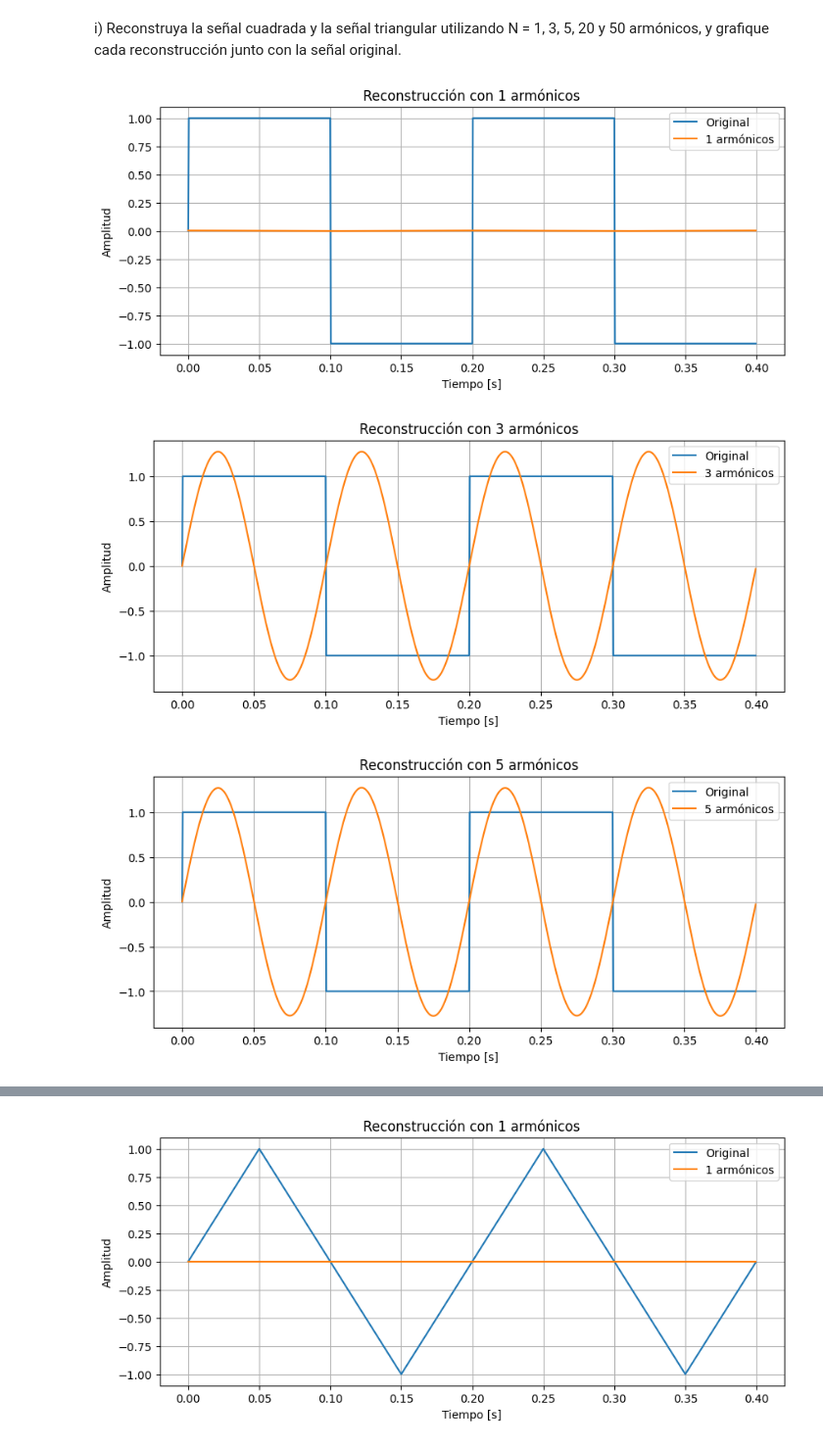
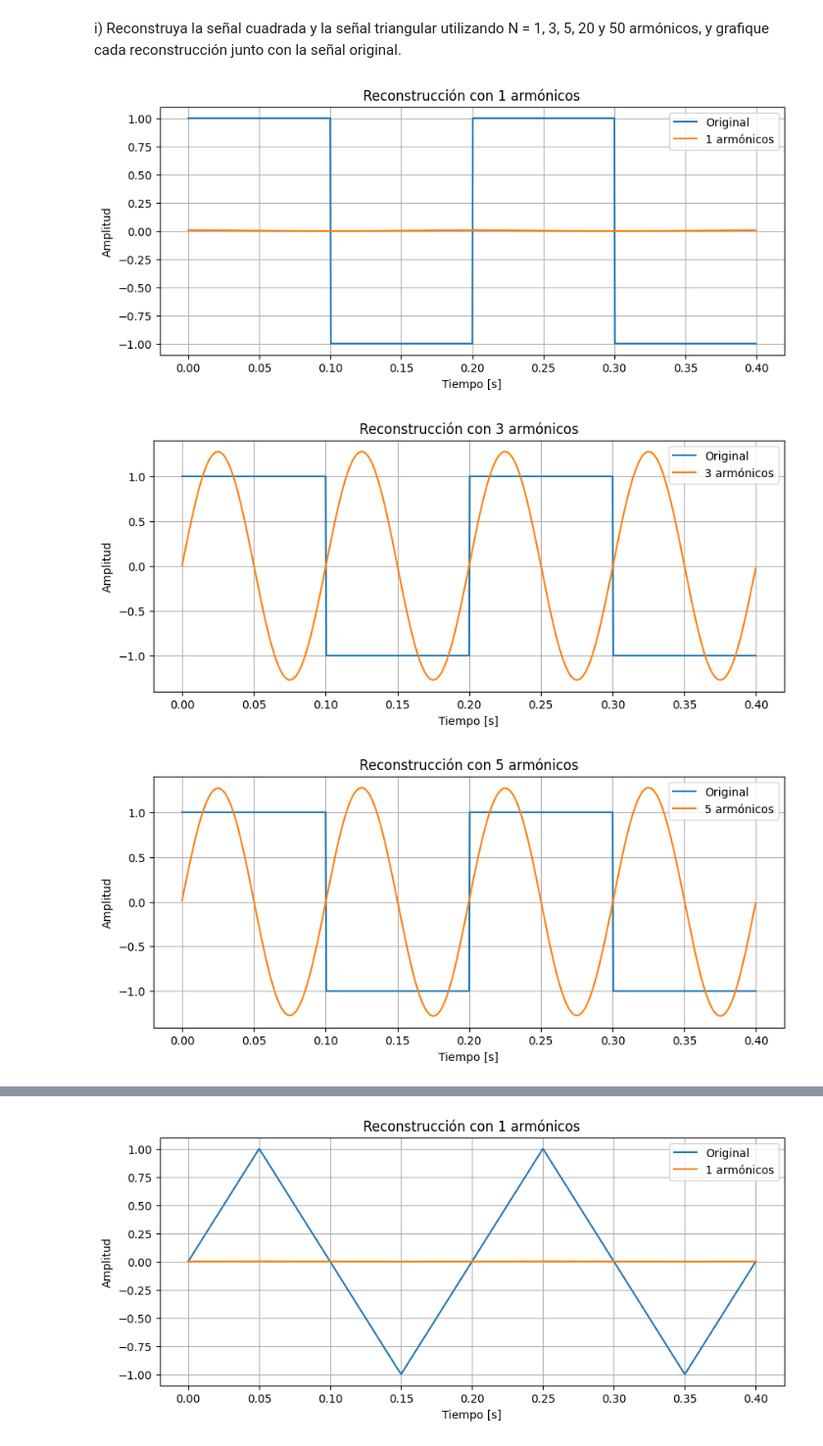
Before and after one commit to luisfmontoyaf/Biosenales_Luis_Montoya_Karly_Tarazona, a Jupyter notebook: practica_3/practica_3.ipynb, the cells around one changed output, grey strips where cells are left out. Shown at 98% size. Saved outputs shown, nothing was run; the diff lists cells and outputs as text; code cells hidden in the pictures.

```diff
--- a/practica_3/practica_3.ipynb
+++ b/practica_3/practica_3.ipynb
@@ -17,12 +18,17 @@ import matplotlib.pyplot as plt
 # %%
-f0 = 5          # Frecuencia fundamental [Hz]
-A = 1           # Amplitud
-N = 1000        # Número de muestras
+import numpy as np
+import matplotlib.pyplot as plt
 
-T0 = 1 / f0     # Periodo fundamental
+f0 = 5
+A = 1
+N = 1000
+
+T0 = 1 / f0
 
 t = np.linspace(0, 2*T0, N, endpoint=False)
-x_cuadrada = A * np.sign(np.sin(2 * np.pi * f0 * t))
+
+# Señal cuadrada
+x_cuadrada = A * np.where(np.sin(2 * np.pi * f0 * t) >= 0,1,-1)
 # %% [markdown]
 b) Construya una señal triangular periódica, con la misma frecuencia fundamental, amplitud y número de muestras que la señal anterior.
 # %%
@@ -179,32 +179,32 @@ def reconstruir_señal(C, t, f0, num_armonicos):
 # %% [markdown]
 i) Reconstruya la señal cuadrada y la señal triangular utilizando N = 1, 3, 5, 20 y 50 armónicos, y grafique cada reconstrucción junto con la señal original.
 # %%
+C_cuadrada = coeficientes_fourier(x_cuadrada)
+
 armonicos = [1, 3, 5, 20, 50]
 
 for n in armonicos:
 
     x_reconstruida = reconstruir_señal(
         C_cuadrada,
         t,
         f0,
         n
     )
 
     plt.figure(figsize=(10, 4))
 
     plt.plot(t, x_cuadrada, label="Original")
     plt.plot(t, x_reconstruida, label=f"{n} armónicos")
 
     plt.title(f"Reconstrucción con {n} armónicos")
     plt.xlabel("Tiempo [s]")
     plt.ylabel("Amplitud")
     plt.grid(True)
     plt.legend()
 
     plt.show()
-
-    armonicos = [1, 3, 5, 20, 50]
 # %% [output]
-[figure, old version]
+[figure, new version]
-[figure, old version]
+[figure, new version]
-[figure, old version]
+[figure, new version]
```
Also changed, not shown: parts of 8 cells of this notebook.
